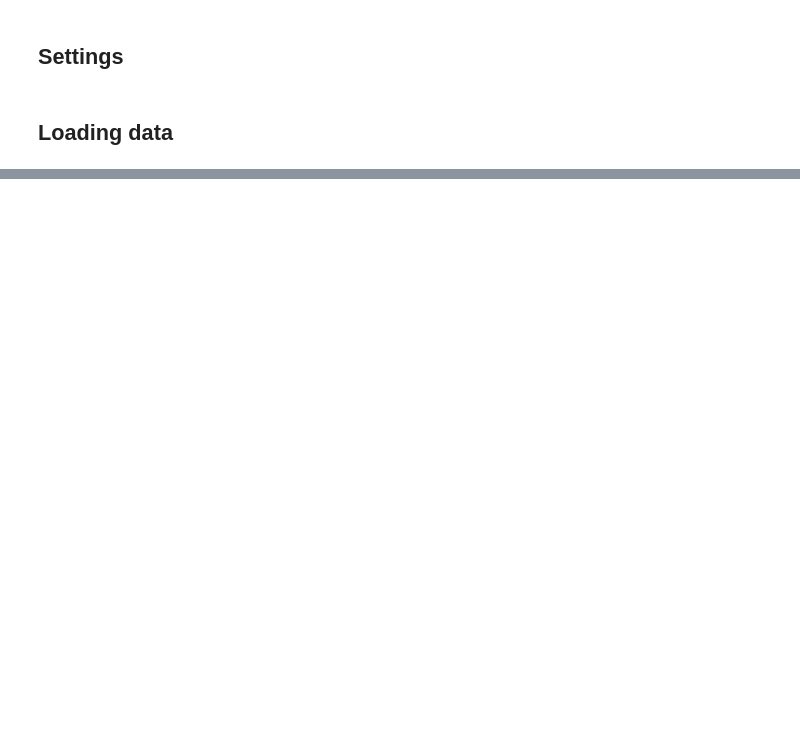
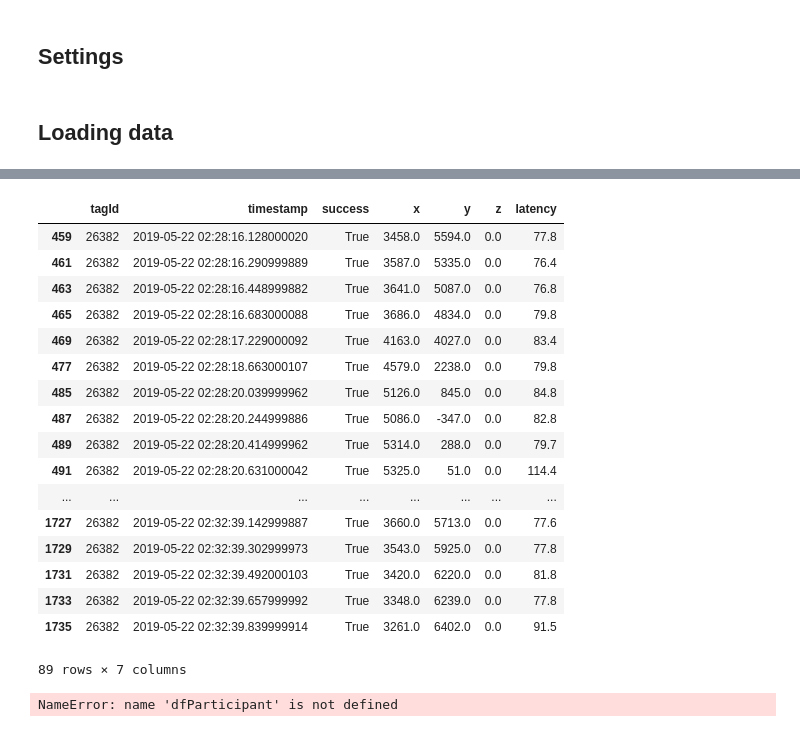
Before and after one commit to fcistern/Pozyx, a Jupyter notebook: notebooks/SubjectAnalysis.ipynb, the cells around one changed output, grey strips where cells are left out. Drawn from its saved outputs; the diff is of its cells as text; code cells hidden in the pictures; blank space fills up the shorter version.

```diff
--- a/notebooks/SubjectAnalysis.ipynb
+++ b/notebooks/SubjectAnalysis.ipynb
@@ -40,0 +109,22 @@ df.head()
+# %%
+dfParticipant = dfParticipant.dropna()
+dfParticipant
+# %% [output]
+|  | tagId | timestamp | success | x | y | z | latency |
+| 459 | 26382 | 2019-05-22 02:28:16.128000020 | True | 3458.0 | 5594.0 | 0.0 | 77.8 |
+| 461 | 26382 | 2019-05-22 02:28:16.290999889 | True | 3587.0 | 5335.0 | 0.0 | 76.4 |
+| 463 | 26382 | 2019-05-22 02:28:16.448999882 | True | 3641.0 | 5087.0 | 0.0 | 76.8 |
+| 465 | 26382 | 2019-05-22 02:28:16.683000088 | True | 3686.0 | 4834.0 | 0.0 | 79.8 |
+| 469 | 26382 | 2019-05-22 02:28:17.229000092 | True | 4163.0 | 4027.0 | 0.0 | 83.4 |
+| 477 | 26382 | 2019-05-22 02:28:18.663000107 | True | 4579.0 | 2238.0 | 0.0 | 79.8 |
+| 485 | 26382 | 2019-05-22 02:28:20.039999962 | True | 5126.0 | 845.0 | 0.0 | 84.8 |
+| 487 | 26382 | 2019-05-22 02:28:20.244999886 | True | 5086.0 | -347.0 | 0.0 | 82.8 |
+| 489 | 26382 | 2019-05-22 02:28:20.414999962 | True | 5314.0 | 288.0 | 0.0 | 79.7 |
+| 491 | 26382 | 2019-05-22 02:28:20.631000042 | True | 5325.0 | 51.0 | 0.0 | 114.4 |
+| ... | ... | ... | ... | ... | ... | ... | ... |
+| 1727 | 26382 | 2019-05-22 02:32:39.142999887 | True | 3660.0 | 5713.0 | 0.0 | 77.6 |
+| 1729 | 26382 | 2019-05-22 02:32:39.302999973 | True | 3543.0 | 5925.0 | 0.0 | 77.8 |
+| 1731 | 26382 | 2019-05-22 02:32:39.492000103 | True | 3420.0 | 6220.0 | 0.0 | 81.8 |
+| 1733 | 26382 | 2019-05-22 02:32:39.657999992 | True | 3348.0 | 6239.0 | 0.0 | 77.8 |
+| 1735 | 26382 | 2019-05-22 02:32:39.839999914 | True | 3261.0 | 6402.0 | 0.0 | 91.5 |
+89 rows × 7 columns
@@ -40,0 +164,4 @@ df.head()
+# %%
+participant_leave, participant_return = createExperimentDfs(dfParticipant)
+# %% [output]
+NameError: name 'dfParticipant' is not defined
```
Also changed, not shown: parts of 12 cells of this notebook, 8 other files.
